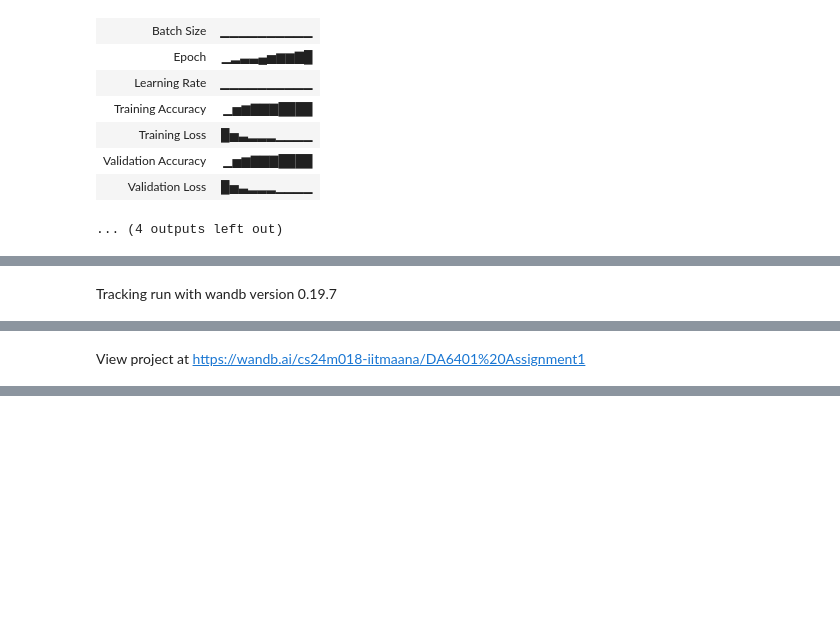
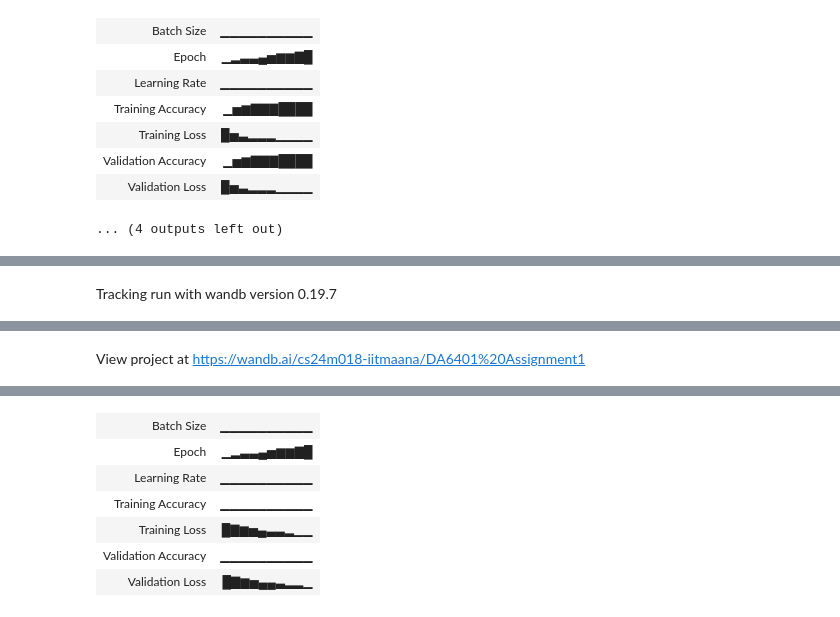
Before and after one commit to DineshKatravath/da6401_assignment1, a Jupyter notebook: DA6401_Assignment1.ipynb, the cells around one changed output, grey strips where cells are left out. Cells and saved outputs as stored; diff of their text form; code cells hidden in the pictures; blank space fills up the shorter version.

```diff
--- a/DA6401_Assignment1.ipynb
+++ b/DA6401_Assignment1.ipynb
@@ -193,10 +193,10 @@ class feedForwardNeuralNetwork:
     # loading the data from dataset into X and y into train,test and val data
     if self.dataset == "fashionMNIST":
       (X_train, y_train), (X_test, y_test) = fashion_mnist.load_data()
-      X_train, X_val, y_train, y_val = train_test_split(X_train, y_train, test_size=0.2)
+      X_train, X_val, y_train, y_val = train_test_split(X_train, y_train, test_size=0.1)
     elif self.dataset == "MNIST":
       (X_train, y_train), (X_test, y_test) = mnist.load_data()
-      X_train, X_val, y_train, y_val = train_test_split(X_train, y_train, test_size=0.2)
+      X_train, X_val, y_train, y_val = train_test_split(X_train, y_train, test_size=0.1)
 
     # normalizing and resizing images
     X_train = X_train.flatten().reshape(X_train.shape[0], -1) / 255.0
@@ -375,9 +375,9 @@ class feedForwardNeuralNetwork:
       if self.lossFunc == "crossEntropyLoss":
         loss += -np.log(yPred[:,i][labels[i]]+1e-15)
       else:
-        loss += np.sum((yPred[:,i]-labels_one_hot[i])**2)
+        loss += np.sum((yPred[:,i]-labels_one_hot[:,i])**2)
 
-    return (accuracy*100)/n,loss/n
+    return ((accuracy*100)/n),(loss/n)
 
   def predict(self,weights,biases,input,labels):
     n = input.shape[1]
@@ -406,7 +406,7 @@ class feedForwardNeuralNetwork:
       it += 1
 
       i = 0
-      while i<len(self.X_train):
+      while i<self.X_train.shape[1]:
         batch_end = min(i + self.batchSize, self.X_train.shape[1])
         ypred = self.forward(self.X_train[:,i:batch_end])
         dw,db = self.backPropagation(self.X_train[:,i:batch_end],ypred,self.y_train[i:batch_end],self.weights,
@@ -447,7 +447,7 @@ class feedForwardNeuralNetwork:
       it += 1
 
       i = 0
-      while i < len(self.X_train):
+      while i < self.X_train.shape[1]:
         batch_end = min(i + self.batchSize, self.X_train.shape[1])
         ypred = self.forward(self.X_train[:,i:batch_end])
         dw,db = self.backPropagation(self.X_train[:,i:batch_end],ypred,self.y_train[i:batch_end],self.weights,
@@ -493,7 +493,7 @@ class feedForwardNeuralNetwork:
       it+=1
 
       i=0
-      while i<len(self.X_train):
+      while i<self.X_train.shape[1]:
         batch_end = min(i + self.batchSize, self.X_train.shape[1])
         ypred = self.forward(self.X_train[:,i:batch_end])
         dw,db = self.backPropagation(self.X_train[:,i:batch_end],ypred,self.y_train[i:batch_end],self.weights,
@@ -539,7 +539,7 @@ class feedForwardNeuralNetwork:
       it += 1
 
       i = 0
-      while i < len(self.X_train):
+      while i < self.X_train.shape[1]:
           batch_end = min(i + self.batchSize, self.X_train.shape[1])
           X_batch = self.X_train[:, i:batch_end]
           y_batch = self.y_train[i:batch_end]
@@ -593,7 +593,7 @@ class feedForwardNeuralNetwork:
       it += 1
       i = 0
 
-      while i < len(self.X_train):
+      while i < self.X_train.shape[1]:
         batch_end = min(i + self.batchSize, self.X_train.shape[1])
         X_batch = self.X_train[:, i:batch_end]
         y_batch = self.y_train[i:batch_end]
@@ -759,4 +759,4 @@ class feedForwardNeuralNetwork:
       plt.xlabel('Predicted Label')
       plt.show()
 # %%
-model = feedForwardNeuralNetwork(inputSize=784,hiddenSize=64,hiddenLayerCount=4,outputSize=10,batchSize=32,learningRate=1e-4,initMode = "xavier", optimiser = "nadam", activationFunc="tanh",weightDecay = 0.0005,lossFunc = "crossEntropyLoss", epochs = 25,dataset="fashionMNIST")
+model = feedForwardNeuralNetwork(inputSize=784,hiddenSize=64,hiddenLayerCount=4,outputSize=10,batchSize=32,learningRate=1e-4,initMode = "xavier", optimiser = "sgd", activationFunc="tanh",weightDecay = 0.0005,lossFunc = "crossEntropyLoss", epochs = 5,dataset="fashionMNIST")
@@ -953,8 +965,8 @@ Run history:
 import wandb
 
 sweep_config = {
-    'method': 'bayes',  # Random search to sample configurations efficiently
-    'name' : 'Cross Entropy Sweep',
+    'method': 'bayes',  # Bayesian optimization for efficient hyperparameter search
+    'name': 'Cross Entropy Sweep',
     'metric': {
         'name': 'Validation Accuracy',  # Metric to optimize on the validation set
         'goal': 'maximize'
@@ -964,8 +976,15 @@ sweep_config = {
         'hiddenLayerCount': {'values': [3, 4, 5]},
         'hiddenSize': {'values': [32, 64, 128]},
         'weightDecay': {'values': [0, 0.0005, 0.5]},
-        'learningRate': {'values': [1e-2,1e-3, 1e-4]},
-        'optimiser': {'values': ['sgd', 'momentumBasedGradientDescent', 'nesterovAcceleratedBasedGradientDescent', 'rmsProp', 'adam', 'nadam']},
+        'learningRate': {'values': [1e-2, 1e-3, 1e-4]},
+        'optimiser': {'values': [
+            'sgd',
+            'momentumBasedGradientDescent',
+            'nesterovAcceleratedBasedGradientDescent',
+            'rmsProp',
+            'adam',
+            'nadam'
+        ]},
         'batchSize': {'values': [16, 32, 64]},
         'initMode': {'values': ['random', 'xavier']},
         'activationFunc': {'values': ['sigmoid', 'tanh', 'relu']},
@@ -973,21 +992,37 @@ sweep_config = {
 }
 
 def main():
-  wandb.init()
-  config = wandb.config
+    # Initialize a new run for each agent trial
+    run = wandb.init()
+    config = run.config
 
-  runName = f"hS{config.hiddenSize}_lr{config.learningRate}_{config.optimiser}_bs{config.batchSize}_af{config.activationFunc}"
+    # Set a descriptive run name based on the configuration
+    run_name = f"hS{config.hiddenSize}_lr{config.learningRate}_{config.optimiser}_bs{config.batchSize}_af{config.activationFunc}"
+    run.name = run_name
+    run.save()
 
-  wandb.run.name = runName #setting wandb run
-  wandb.run.save()
+    model = feedForwardNeuralNetwork(
+        inputSize=784,
+        hiddenSize=config.hiddenSize,
+        hiddenLayerCount=config.hiddenLayerCount,
+        outputSize=10,
+        batchSize=config.batchSize,
+        learningRate=config.learningRate,
+        initMode=config.initMode,
+        optimiser=config.optimiser,
+        activationFunc=config.activationFunc,
+        weightDecay=config.weightDecay,
+        epochs=config.epochs,
+        isWandb=True,
+        lossFunc='crossEntropyLoss'
+    )
+    model.fit()
+    run.finish()
 
-  model = feedForwardNeuralNetwork(inputSize=784,hiddenSize=config.hiddenSize,hiddenLayerCount=config.hiddenSize,outputSize=10,batchSize=config.batchSize,
-                                   learningRate=config.learningRate,initMode = config.initMode , optimiser = config.optimiser, activationFunc=config.activationFunc,weightDecay = config.weightDecay,
-                                   epochs = config.epochs,isWandb=True,lossFunc='crossEntropyLoss')
-  model.fit()
-  wandb.finish()
-
-# create Sweep and running it
-sweepId = wandb.sweep(sweep_config, project="DA6401 Assignment1")
-wandb.agent(sweep_id=sweepId, function=main, count=100)
+if __name__ == "__main__":
+    # Create the sweep and then start the agent within the main guard
+    # sweep_id = wandb.sweep(sweep_config, project="DA6401 Assignment1")
+    sweep_id = "l21aak2z"
+    print("Sweep ID:", sweep_id)
+    wandb.agent(sweep_id, main, count=100)
 # %% [output]
@@ -1031,0 +1066,7 @@ Training Loss:  2.3129295934792893
+| Batch Size | ▁▁▁▁▁▁▁▁▁▁ |
+| Epoch | ▁▂▃▃▄▅▆▆▇█ |
+| Learning Rate | ▁▁▁▁▁▁▁▁▁▁ |
+| Training Accuracy | ▁▁▁▁▁▁▁▁▁▁ |
+| Training Loss | █▇▆▅▄▃▃▂▁▁ |
+| Validation Accuracy | ▁▁▁▁▁▁▁▁▁▁ |
+| Validation Loss | █▇▆▅▄▄▃▂▂▁ |
```
Also changed, not shown: parts of 5 cells of this notebook.
